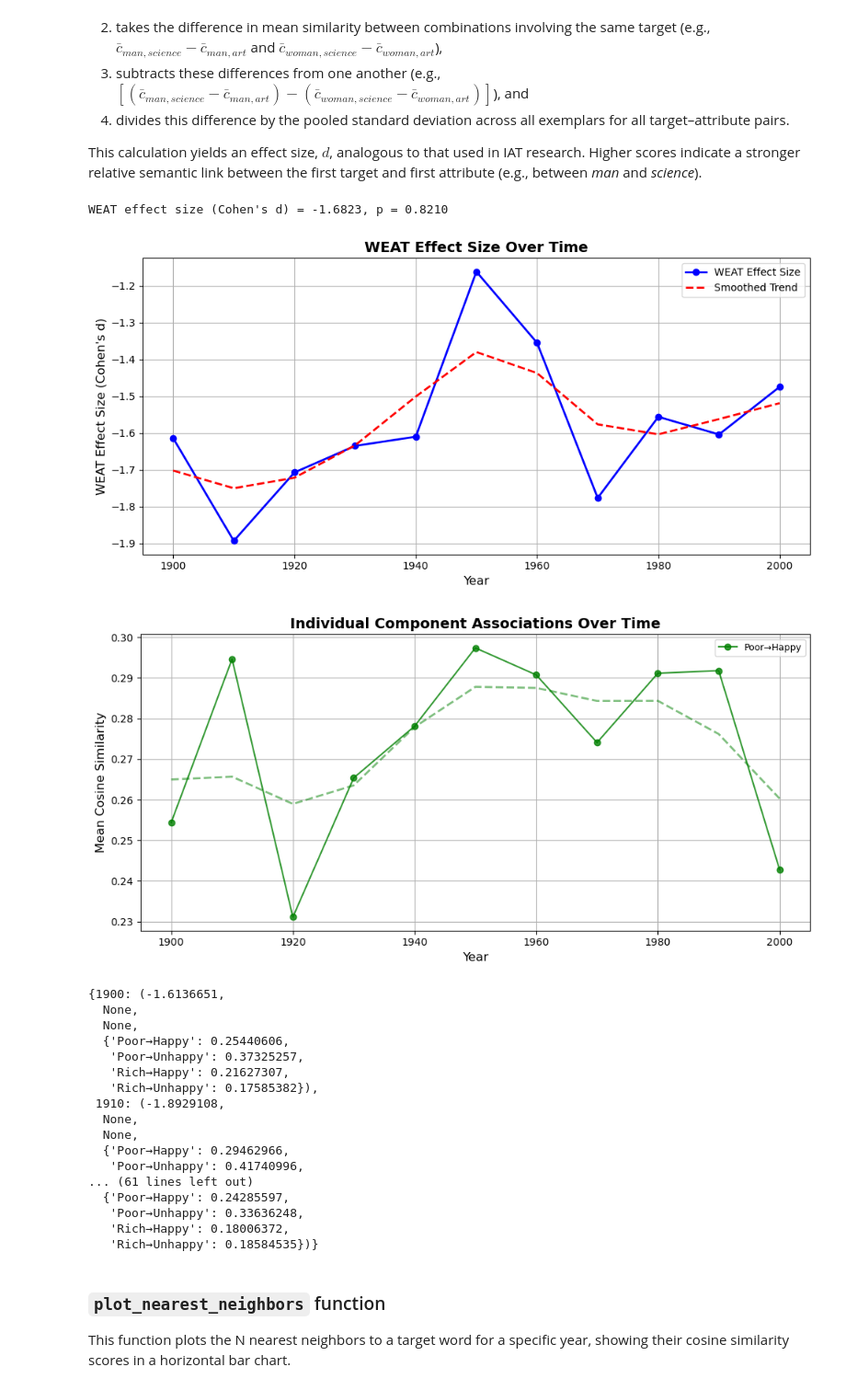
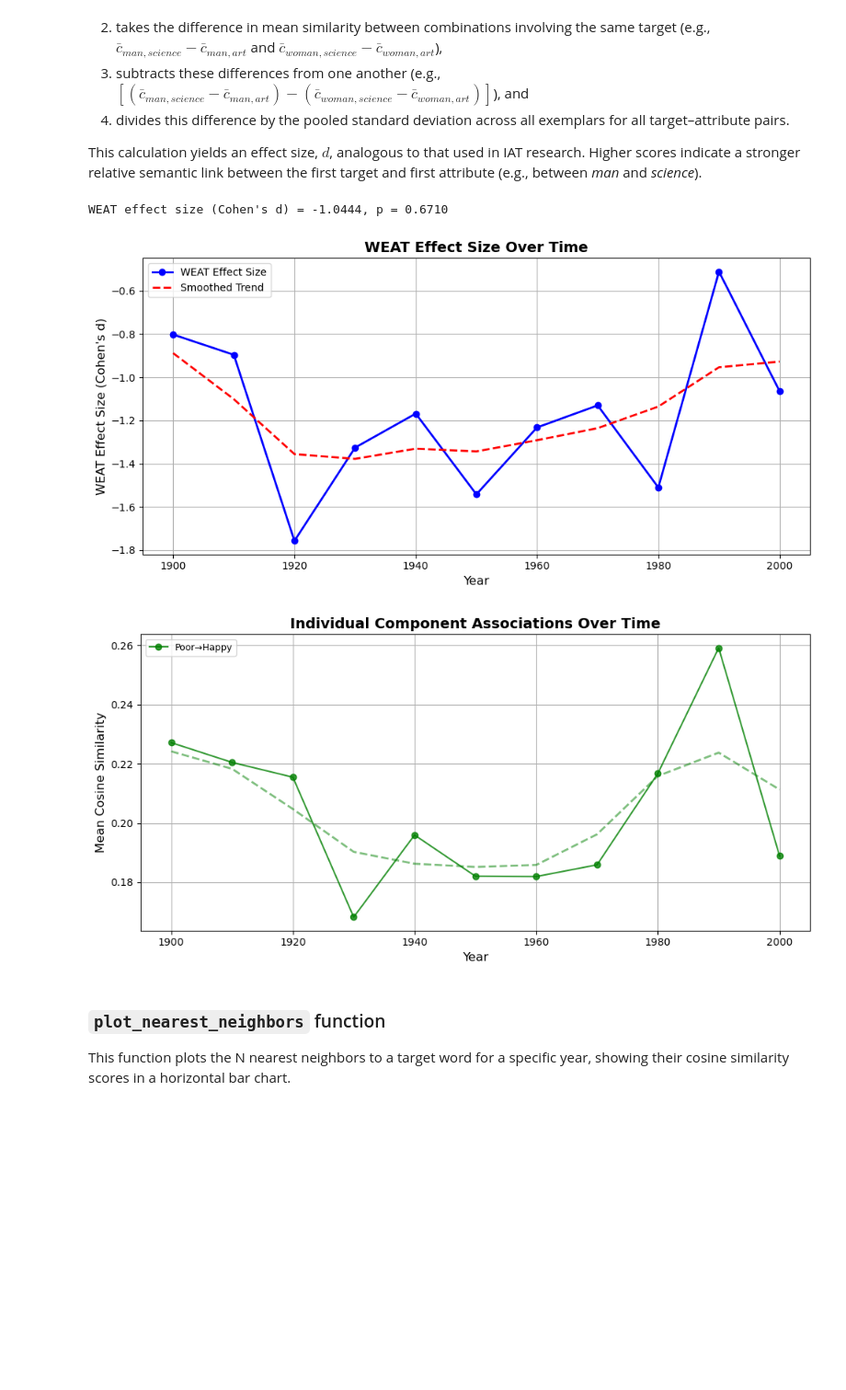
Before and after one commit to eric-d-knowles/lexichron, a Jupyter notebook: notebooks/coha_change_analysis_workflow.ipynb, the cells around one changed output. Shown: that part at 92% size. Saved outputs shown, nothing was run; the diff lists cells and outputs as text; code cells hidden in the pictures; blank space fills up the shorter version.

```diff
--- a/notebooks/coha_change_analysis_workflow.ipynb
+++ b/notebooks/coha_change_analysis_workflow.ipynb
@@ -167,7 +196,7 @@ Just as with the IAT, the WEAT requires that you select two constrasting "target
 
 This calculation yields an effect size, $d$, analogous to that used in IAT research. Higher scores indicate a stronger relative semantic link between the first target and first attribute (e.g., between _man_ and _science_).
 # %%
-model = W2VModel(f'{model_path}/w2v_y2000_wbnone_vs100_w010_mc001_sg1_e010.kv')
+model = W2VModel(f'{model_path}/w2v_y2000_wbnone_vs100_w015_mc001_sg1_e010.kv')
 
 target1 = ["poor", "poverty"]
 target2 = ["rich", "wealthy"]
@@ -184,50 +213,33 @@ weat_score, p = model.compute_weat(
 
 print(f"WEAT effect size (Cohen's d) = {weat_score:.4f}, p = {p:.4f}")
 # %% [output]
-WEAT effect size (Cohen's d) = -1.6823, p = 0.8210
+WEAT effect size (Cohen's d) = -1.0444, p = 0.6710
 # %%
-target1 = {'Poor': ['poor', 'penniless', 'needy', 'destitute']}
-target2 = {'Rich': ['wealthy', 'affluent']}
-attribute1 = {'Happy': ['happy', 'glad', 'joy', 'carefree', 'gladness', 'joyous', 'happiness']}
-attribute2 = {'Unhappy': ['unhappy', 'miserable', 'heartbroken', 'unhappiness', 'hopeless', 'sorrow', 'misery']}
+target1 = {'Poor': ['penniless', 'needy', 'destitute', 'beggar', 'panhandle']}
+target2 = {'Rich': ['wealthy', 'affluent', 'millionaire', 'businessman', 'multimillionaire']}
+attribute1 = {'Happy': ['happy', 'glad', 'carefree', 'pleasant', 'joyous', 'joy', 'happiness']}
+attribute2 = {'Unhappy': ['unhappy', 'miserable', 'unhappiness', 'sorrow', 'misery']}
 
-compute_weat_over_years(
+weat_scores = compute_weat_over_years(
     target1,
     target2,
     attribute1,
     attribute2,
     start_year=1900,
     end_year=2000,
     year_step=10,
     model_dir=f"{model_path}",
     num_permutations=0,
     plot=1,
     smooth=True,
     sigma=1,
     return_std=False,
     return_associations=True,
-    plot_associations=['Poor→Happy']
+    plot_associations=['Poor→Happy'],
 )
 # %% [output]
-[figure, old version]
+[figure, new version]
-[figure, old version]
+[figure, new version]
-{1900: (-1.6136651,
-  None,
-  None,
-  {'Poor→Happy': 0.25440606,
-   'Poor→Unhappy': 0.37325257,
-   'Rich→Happy': 0.21627307,
-   'Rich→Unhappy': 0.17585382}),
- 1910: (-1.8929108,
-  None,
-  None,
-  {'Poor→Happy': 0.29462966,
-   'Poor→Unhappy': 0.41740996,
-... (61 lines left out)
-  {'Poor→Happy': 0.24285597,
-   'Poor→Unhappy': 0.33636248,
-   'Rich→Happy': 0.18006372,
-   'Rich→Unhappy': 0.18584535})}
 # %% [markdown]
 ### `plot_nearest_neighbors` function
 
```
Also changed, not shown: parts of 21 cells of this notebook, 22 other files.
